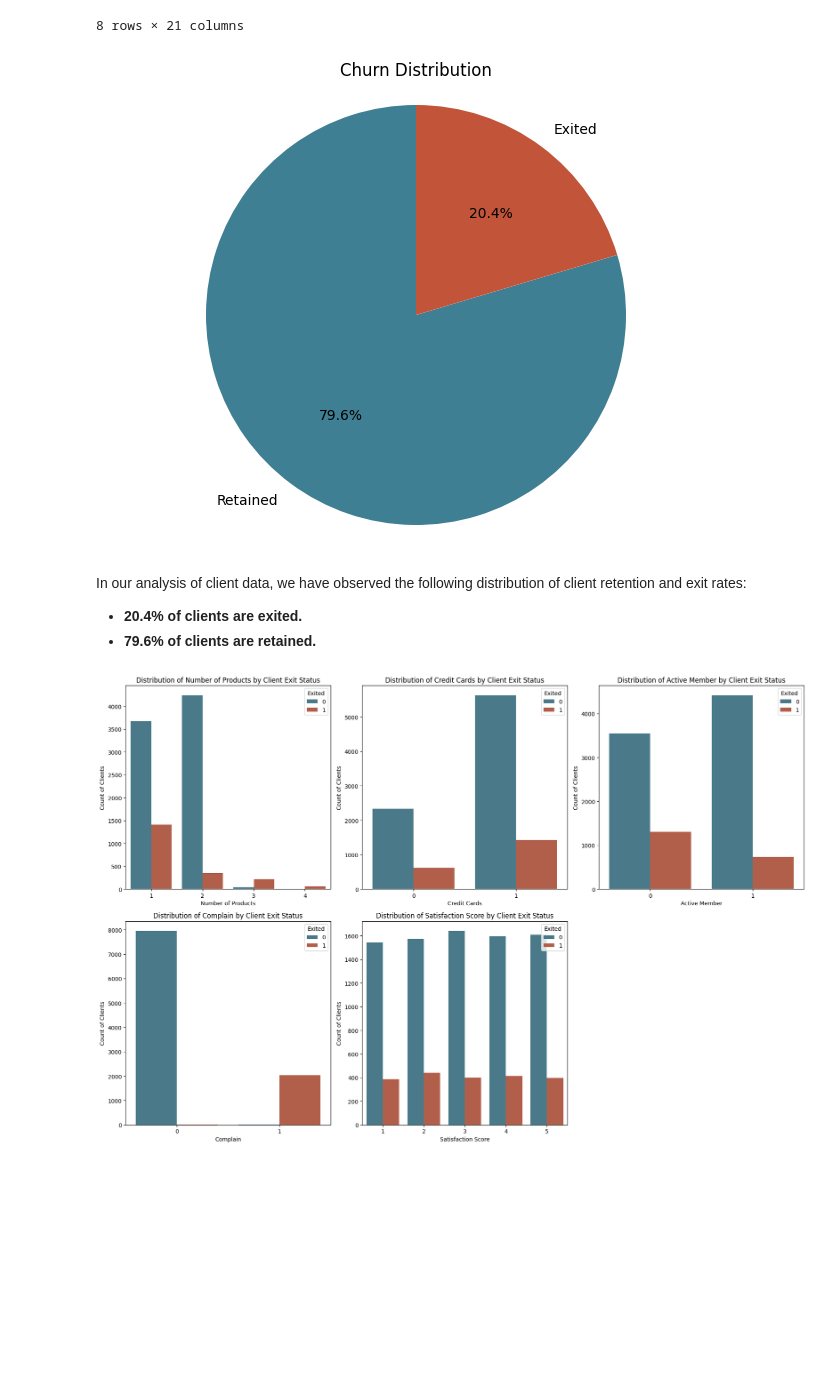
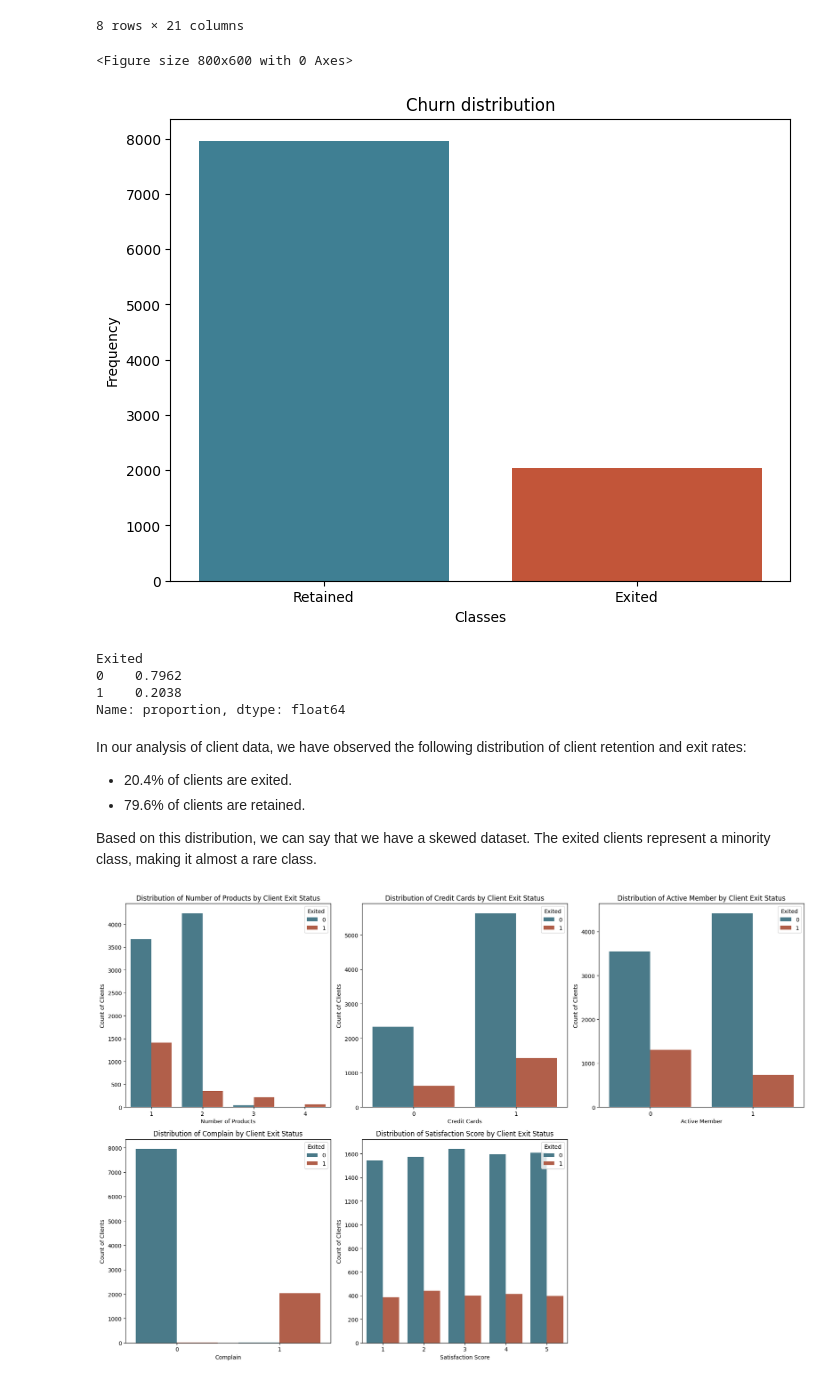
Before and after one commit to Abderrahmane-Chafi/BankCustomerChurnAnalysis, a Jupyter notebook: notebook794dc85e40.ipynb, the cells around one changed output. Drawn from its saved outputs; the diff is of its cells as text; code cells hidden in the pictures; blank space fills up the shorter version.

```diff
--- a/notebook794dc85e40.ipynb
+++ b/notebook794dc85e40.ipynb
@@ -213,25 +213,38 @@ df.describe()
 | 75% | 718.000000 | 44.000000 | 7.000000 | 127644.240000 | 2.000000 | 1.00000 | 1.000000 | 149388.247500 | ... |
 | max | 850.000000 | 92.000000 | 10.000000 | 250898.090000 | 4.000000 | 1.00000 | 1.000000 | 199992.480000 | ... |
 8 rows × 21 columns
-# %%
-plt.figure(figsize=(8, 6))
-
-labels = ['Retained', 'Exited']
-colors = ['#3f7f93', '#c25539']
-
-df['Exited'].value_counts().plot.pie(autopct='%1.1f%%', colors=colors, labels=labels, startangle=90)
-plt.title("Churn Distribution", loc='center')
-plt.ylabel('')
-plt.axis('equal')  # Equal aspect ratio ensures the pie chart is circular
-
-plt.show()
-# %% [output]
-[figure, removed]
+# %%
+plt.figure(figsize=(8, 6))
+
+labels = ['Retained', 'Exited']
+colors = ['#3f7f93', '#c25539']
+
+class_counts = [len(df[df['Exited'] == 0]), len(df[df['Exited'] == 1])]
+
+plt.figure(figsize=(8, 6))
+plt.bar(['Retained', 'Exited'], class_counts, color=[colors[0], colors[1]])
+plt.xlabel('Classes')
+plt.ylabel('Frequency')
+plt.title('Churn distribution')
+
+plt.show()
+# %% [output]
+<Figure size 800x600 with 0 Axes>
+[figure, added]
+# %%
+df['Exited'].value_counts(normalize=True)
+# %% [output]
+Exited
+0    0.7962
+1    0.2038
+Name: proportion, dtype: float64
 # %% [markdown]
 In our analysis of client data, we have observed the following distribution of client retention and exit rates:
 
-* **20.4% of clients are exited.**
-* **79.6% of clients are retained.**
+- 20.4% of clients are exited.
+- 79.6% of clients are retained.
+
+Based on this distribution, we can say that we have a skewed dataset. The exited clients represent a minority class, making it almost a rare class.
 # %%
 fig, axes = plt.subplots(2, 3, figsize=(18, 12)) #creates a figure (fig) and a grid of subplots (axes) with 2 rows and 3 columns.
 
```
Also changed, not shown: parts of 23 cells of this notebook.
